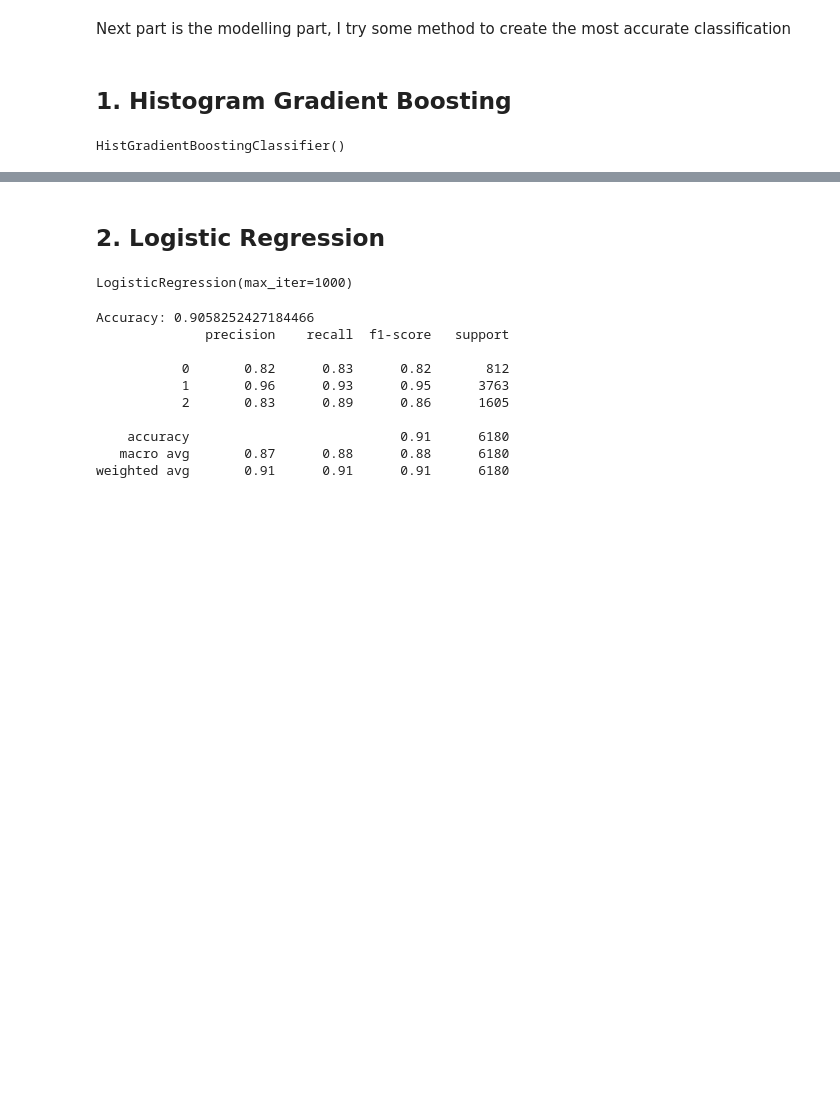
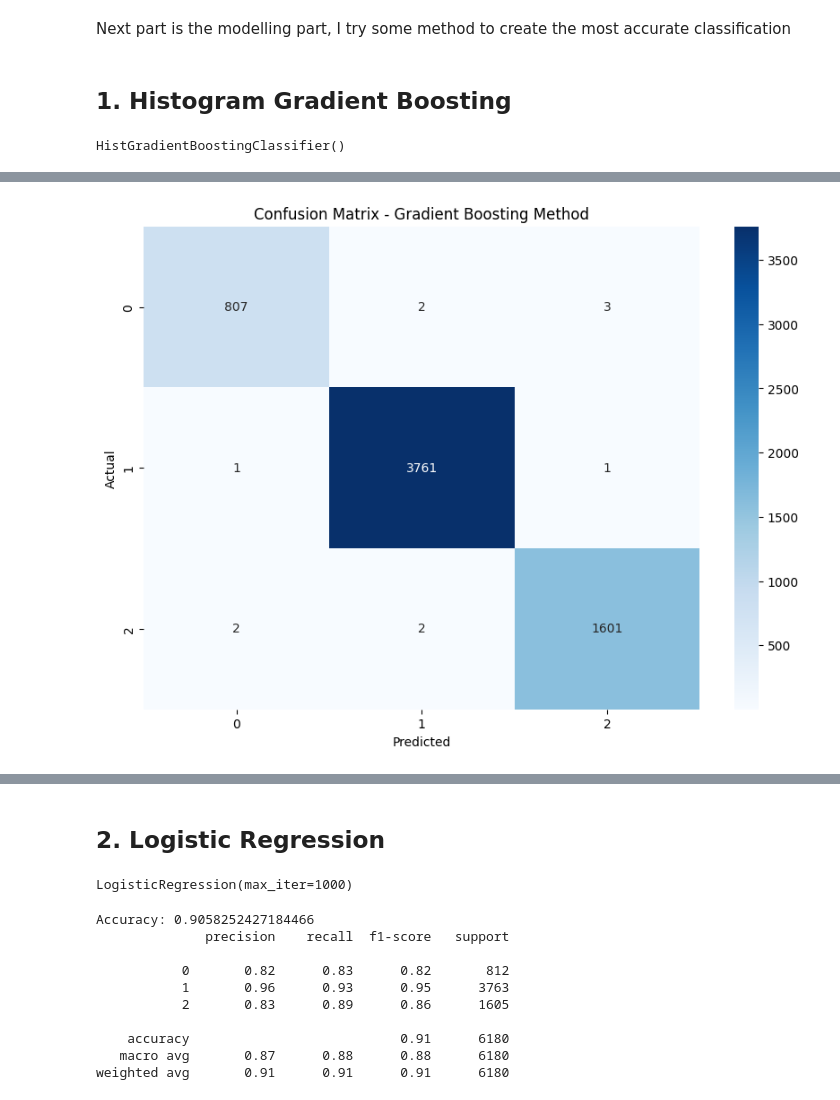
Before and after one commit to Adityak8340/PavmentConditionPrediction, a Jupyter notebook: Road Condition prediction.ipynb, the cells around one changed output, grey strips where cells are left out. Cells and saved outputs as stored; diff of their text form; code cells hidden in the pictures; blank space fills up the shorter version.

Commit message:
Added heatmap & confusion matrix

```diff
--- a/Road Condition prediction.ipynb
+++ b/Road Condition prediction.ipynb
@@ -790,3 +790,21 @@ Accuracy: 0.9977346278317152
     accuracy                           1.00      6180
    macro avg       1.00      1.00      1.00      6180
 weighted avg       1.00      1.00      1.00      6180
+# %%
+import matplotlib.pyplot as plt
+import seaborn as sns
+import plotly.express as px
+from sklearn.metrics import confusion_matrix
+
+# Create Basic Confusion Matrix
+cm = confusion_matrix(y_test, y_pred_boost)  # Generate the confusion matrix
+
+# Plot the confusion matrix using seaborn heatmap
+plt.figure(figsize=(10, 7))
+sns.heatmap(cm, annot=True, fmt='d', cmap='Blues')
+plt.xlabel('Predicted')
+plt.ylabel('Actual')
+plt.title('Confusion Matrix - Gradient Boosting Method')
+plt.show()
+# %% [output]
+[figure, added]
```
Also changed, not shown: parts of 7 cells of this notebook, 2 other files.
